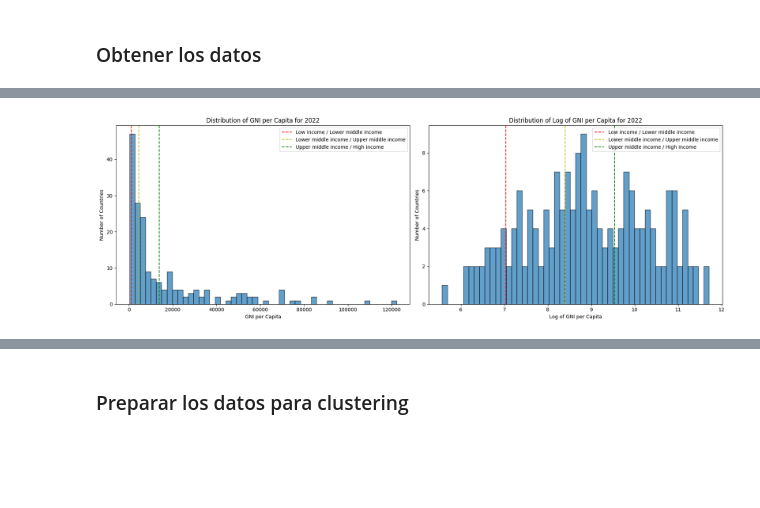
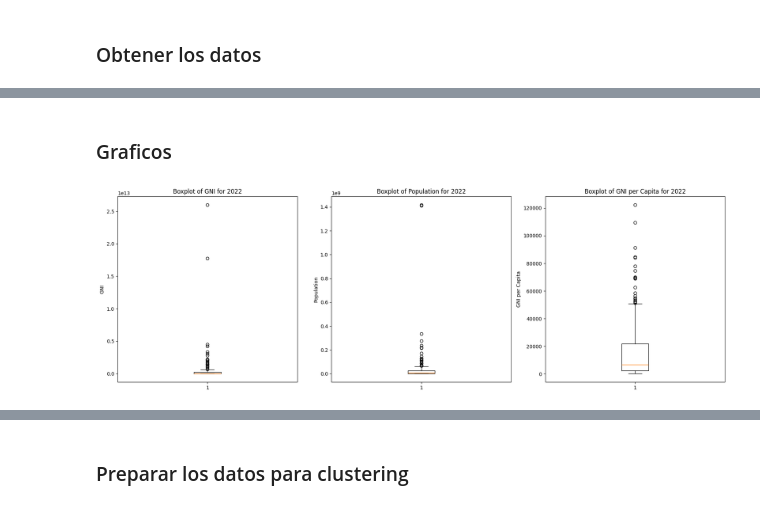
Before and after one commit to mkiszkur/TT1, a Jupyter notebook: 03_eda/EDA_entrega_3.ipynb, the cells around one changed output, grey strips where cells are left out. Saved outputs shown, nothing was run; the diff lists cells and outputs as text; code cells hidden in the pictures; blank space fills up the shorter version.

Commit message:
entrega 3 ... tengo clusters ...

```diff
--- a/03_eda/EDA_entrega_3.ipynb
+++ b/03_eda/EDA_entrega_3.ipynb
@@ -757,39 +726,28 @@ plt.show()
-# %%
-import pandas as pd
-import numpy as np
-import matplotlib.pyplot as plt
-from sklearn.preprocessing import StandardScaler
-from sklearn.cluster import KMeans
-from sklearn.experimental import enable_iterative_imputer  # Necesario para habilitar IterativeImputer
-from sklearn.impute import IterativeImputer
-from sklearn.metrics import confusion_matrix, adjusted_rand_score, normalized_mutual_info_score, homogeneity_completeness_v_measure
-import seaborn as sns
-
-data_2022['log_gni_index'] = np.log1p(data_2022['gni_index'])  # np.log1p para log(1 + x), que maneja mejor valores pequeños
-# Visualización de la distribución antes y después de la transformación logarítmica
-fig, axes = plt.subplots(1, 2, figsize=(18, 6))
-
-# Distribución original
-axes[0].hist(data_2022['gni_index'], bins=50, edgecolor='k', alpha=0.7)
-axes[0].set_xlabel('GNI per Capita')
-axes[0].set_ylabel('Number of Countries')
-axes[0].set_title('Distribution of GNI per Capita for 2022')
-axes[0].axvline(x=1135, color='r', linestyle='--', label='Low income / Lower middle income')
-axes[0].axvline(x=4465, color='y', linestyle='--', label='Lower middle income / Upper middle income')
-axes[0].axvline(x=13845, color='g', linestyle='--', label='Upper middle income / High income')
-axes[0].legend()
-
-# Distribución transformada
-axes[1].hist(data_2022['log_gni_index'], bins=50, edgecolor='k', alpha=0.7)
-axes[1].set_xlabel('Log of GNI per Capita')
-axes[1].set_ylabel('Number of Countries')
-axes[1].set_title('Distribution of Log of GNI per Capita for 2022')
-axes[1].axvline(x=np.log1p(1135), color='r', linestyle='--', label='Low income / Lower middle income')
-axes[1].axvline(x=np.log1p(4465), color='y', linestyle='--', label='Lower middle income / Upper middle income')
-axes[1].axvline(x=np.log1p(13845), color='g', linestyle='--', label='Upper middle income / High income')
-axes[1].legend()
-
-plt.tight_layout()
-plt.show()
-# %% [output]
-[figure, removed]
+# %%
+data_2022 = get_data()
+data_2022 = calcular_campos(data_2022)
+data_2022 = filtrar_anho(data_2022, anho_cluster)
+data_2022 = filtrar_regiones(data_2022)
+# %% [markdown]
+### Graficos
+# %%
+def plot_boxplots(data, columns, titles, ylabel, figsize=(18, 6)):
+    fig, axes = plt.subplots(1, len(columns), figsize=figsize)
+
+    for i, ax in enumerate(axes):
+        ax.boxplot(data[columns[i]].dropna())
+        ax.set_title(titles[i])
+        ax.set_ylabel(ylabel[i])
+
+    plt.tight_layout()
+    plt.show()
+
+# Definir las columnas, títulos y etiquetas para los boxplots
+columns = ['GNI', 'Population', 'gni_index']
+titles = ['Boxplot of GNI for 2022', 'Boxplot of Population for 2022', 'Boxplot of GNI per Capita for 2022']
+ylabel = ['GNI', 'Population', 'GNI per Capita']
+
+# Llamar a la función para crear los boxplots
+plot_boxplots(data_2022, columns, titles, ylabel)
+# %% [output]
+[figure, added]
```
Also changed, not shown: parts of 37 cells of this notebook, 2 other files.
